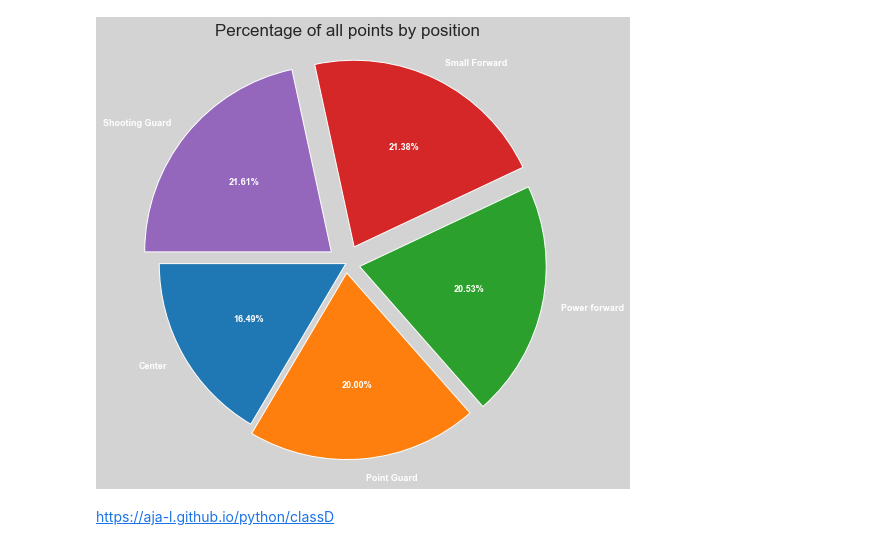
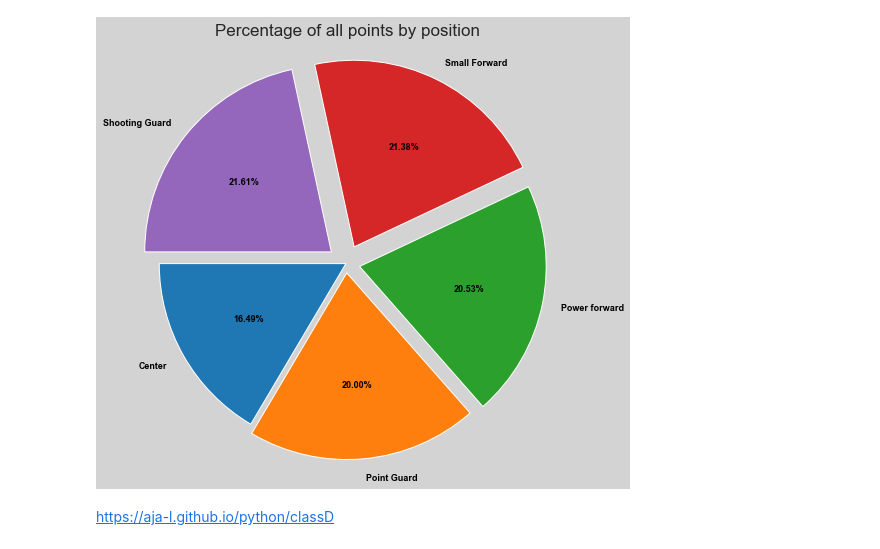
Before and after one commit to aja-l/TribeOfAi, a Jupyter notebook: classD/Graphical analysis of NBA players statistics.ipynb, the cells around one changed output. Cells and saved outputs as stored; diff of their text form; code cells hidden in the pictures.

```diff
--- a/classD/Graphical analysis of NBA players statistics.ipynb
+++ b/classD/Graphical analysis of NBA players statistics.ipynb
@@ -43,31 +43,31 @@ plt.tight_layout(pad=1)
 # %%
 totals = pd.read_csv('season_totals.csv')
 
 grouped_by_possition = pd.DataFrame(totals.groupby('Pos')['PTS'].agg(sum), index = totals['Pos']).drop_duplicates()
 grouped_by_possition = grouped_by_possition[grouped_by_possition.index.str.len() <= 2]
 grouped_by_possition = grouped_by_possition.rename(index={'PG': 'Point Guard',
                                                           'SG': 'Shooting Guard',
                                                           'SF': 'Small Forward',
                                                           'PF': 'Power forward',
                                                           'C': 'Center'})
 explode = [0,0.05,0.075,0.1,0.1]
 
 plt.title('Percentage of all points by position', fontsize=17)
 fig2 = plt.gcf()
 fig2.set_size_inches(8,8)
 fig2.set_facecolor('lightgrey')
 plt.pie(grouped_by_possition['PTS'].tolist(),
         labels=grouped_by_possition.index.tolist(),
         autopct='%1.2f%%',
         explode=explode,
         startangle=180,
         textprops={'weight':'bold',
                    'fontsize': 9,
-                   'color': 'white'})
+                   'color': 'black'})
 plt.axis('equal')
 plt.show(block=False)
 # %% [output]
-[figure, old version]
+[figure, new version]
 # %%
 df = pd.read_csv('countries.csv')
 
```
Also changed, not shown: parts of 4 cells of this notebook.
